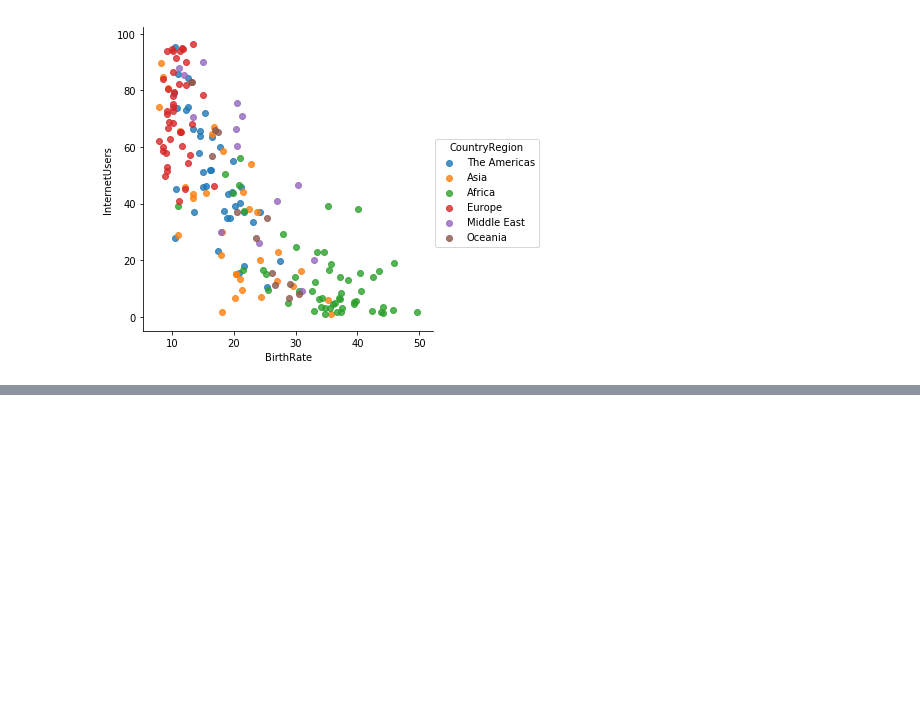
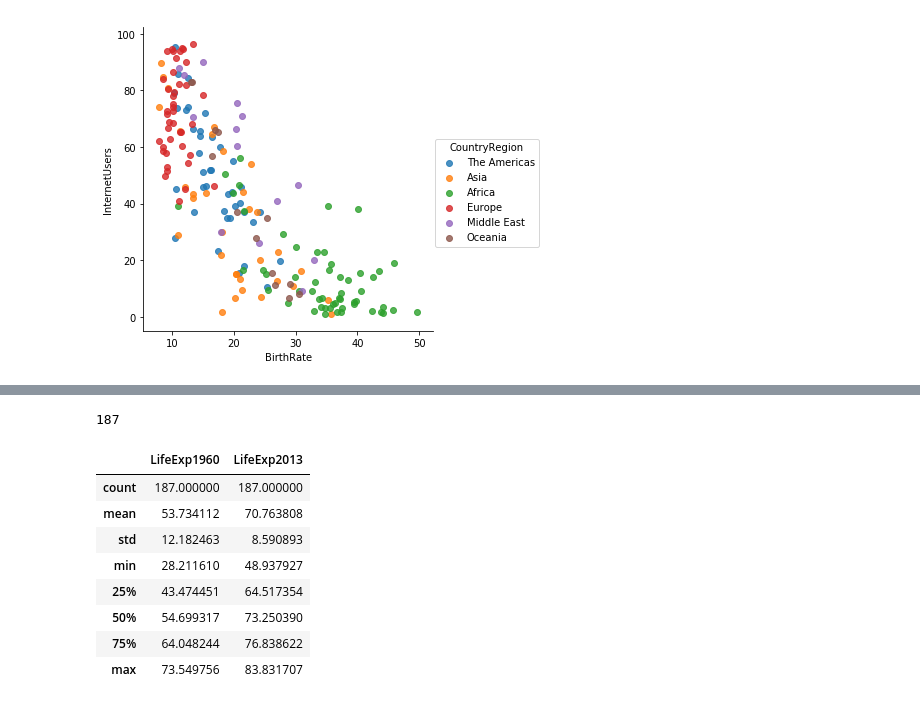
Before and after one commit to tedyeung/Python-, a Jupyter notebook: projects/Section_5_Homework_data.ipynb, the cells around one changed output, grey strips where cells are left out. Saved outputs shown, nothing was run; the diff lists cells and outputs as text; code cells hidden in the pictures; blank space fills up the shorter version.

Commit message:
adding new data and making dataframe

```diff
--- a/projects/Section_5_Homework_data.ipynb
+++ b/projects/Section_5_Homework_data.ipynb
@@ -116,3 +116,7 @@ merged_data.head()
 vs1 = sns.lmplot (data = merged_data, x='BirthRate', y='InternetUsers', fit_reg = False, hue = 'CountryRegion' )
 # %% [output]
 [figure]
+# %%
+life_exp_data = pd.DataFrame({'CountryCode':np.array(Country_Code),
+                              'LifeExp1960':np.array(Life_Expectancy_At_Birth_1960),
+                              'LifeExp2013':np.array(Life_Expectancy_At_Birth_2013)})
@@ -118,0 +132,16 @@ vs1 = sns.lmplot (data = merged_data, x='BirthRate', y='InternetUsers', fit_reg
+# %%
+len(life_exp_data)
+# %% [output]
+187
+# %%
+life_exp_data.describe()
+# %% [output]
+|  | LifeExp1960 | LifeExp2013 |
+| count | 187.000000 | 187.000000 |
+| mean | 53.734112 | 70.763808 |
+| std | 12.182463 | 8.590893 |
+| min | 28.211610 | 48.937927 |
+| 25% | 43.474451 | 64.517354 |
+| 50% | 54.699317 | 73.250390 |
+| 75% | 64.048244 | 76.838622 |
+| max | 73.549756 | 83.831707 |
```
Also changed, not shown: parts of 1 cell of this notebook.
